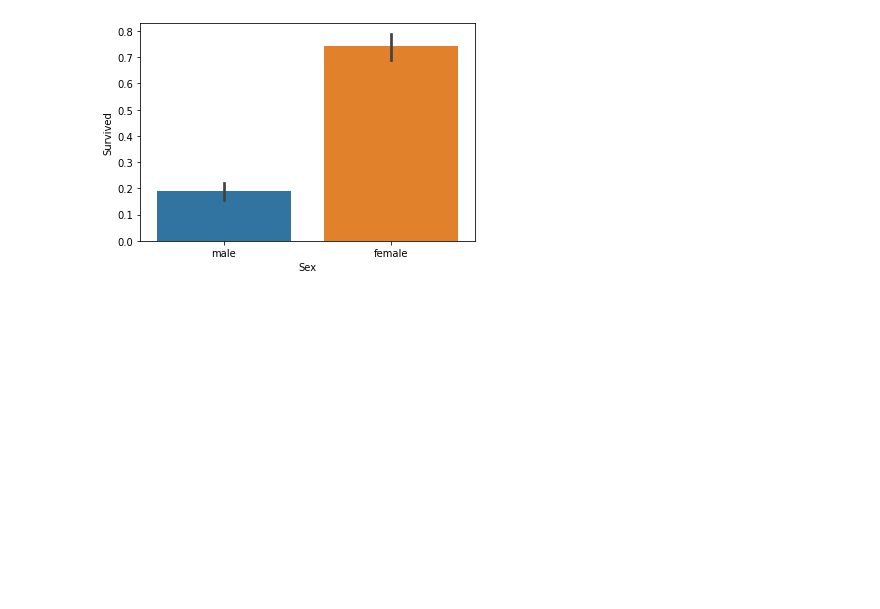
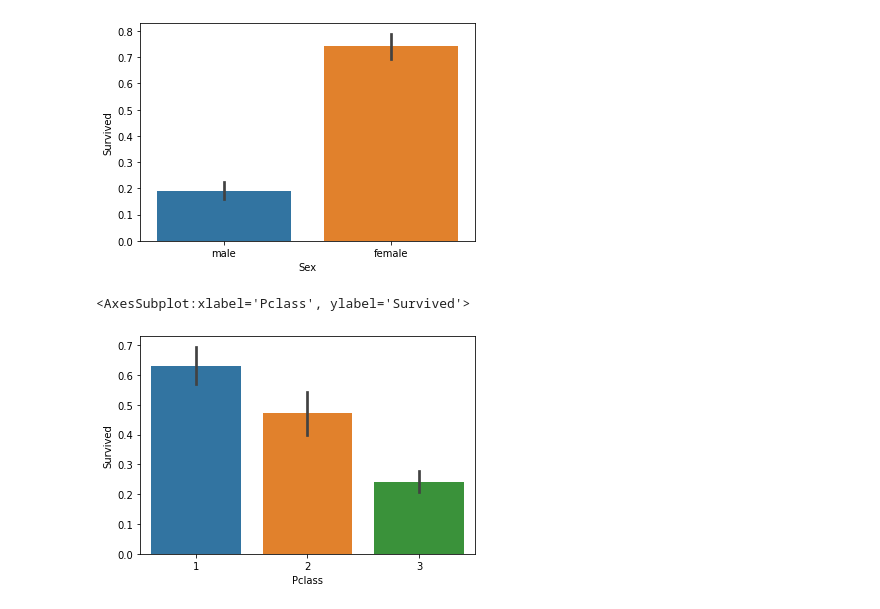
Before and after one commit to judyanngitahi/ML-Practice, a Jupyter notebook: 1-Titanic/Titanic.ipynb, the cells around one changed output. Drawn from its saved outputs; the diff is of its cells as text; code cells hidden in the pictures; blank space fills up the shorter version.

Commit message:
full notebook for the titanic ML

```diff
--- a/1-Titanic/Titanic.ipynb
+++ b/1-Titanic/Titanic.ipynb
@@ -20,8 +9,8 @@ from sklearn.tree import DecisionTreeClassifier
 # %% [markdown]
 Read in the test and trian datasets into dataframes
 # %%
-titanic_train = pd.read_csv('/Users/judygitahi/Code/upgraded-potato/data/train.csv')
-titanic_test = pd.read_csv('/Users/judygitahi/Code/upgraded-potato/data/test.csv')
+titanic_train = pd.read_csv('/Users/judygitahi/Code/upgraded-potato/1-Titanic/data/train.csv')
+titanic_test = pd.read_csv('/Users/judygitahi/Code/upgraded-potato/1-Titanic/data/test.csv')
 # %% [markdown]
 Explore the data/ understand what it looks like. The training data set has 891 rows and 12 columns, the test data has 418 rows and 11 columns. The train dataset has an extra column for whether they survived or not, againist which we will train our own dataset. The 11 variables are what we use as predictor variables for a passengers survival.
 # %%
@@ -128,3 +114,8 @@ sns.barplot(x='Sex', y='Survived', data=titanic_train)
 # %% [output]
 <AxesSubplot:xlabel='Sex', ylabel='Survived'>
 [figure]
+# %%
+sns.barplot(x='Pclass', y='Survived', data=titanic_train)
+# %% [output]
+<AxesSubplot:xlabel='Pclass', ylabel='Survived'>
+[figure, added]
```
Also changed, not shown: parts of 41 cells of this notebook.
